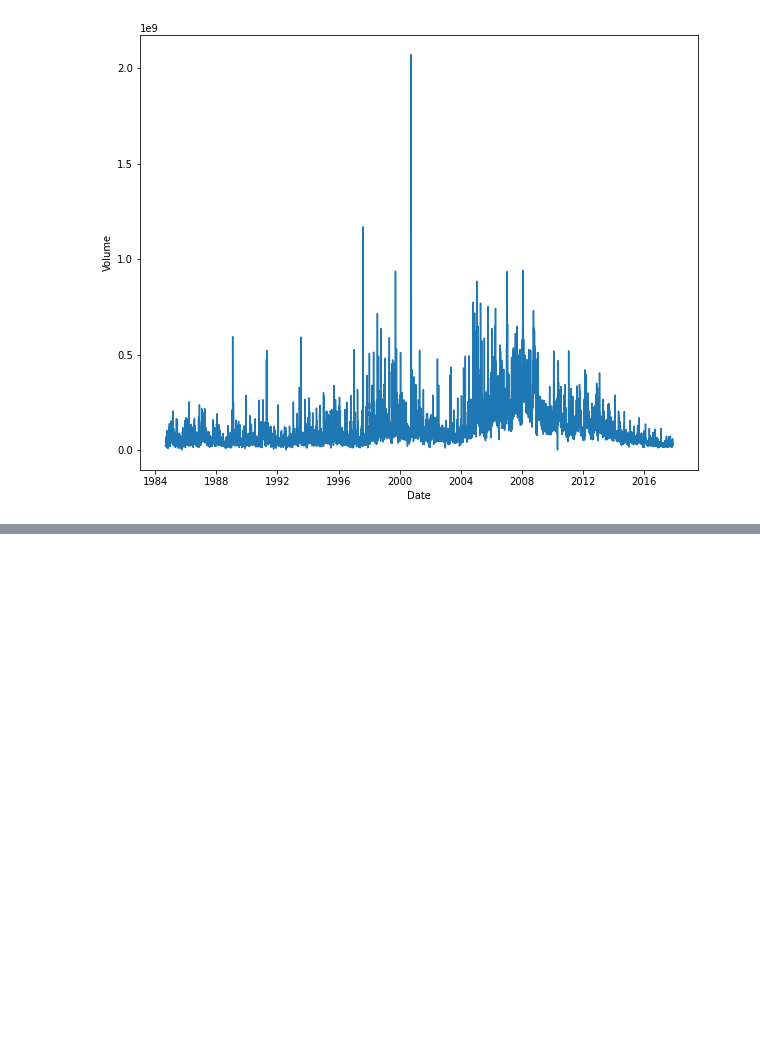
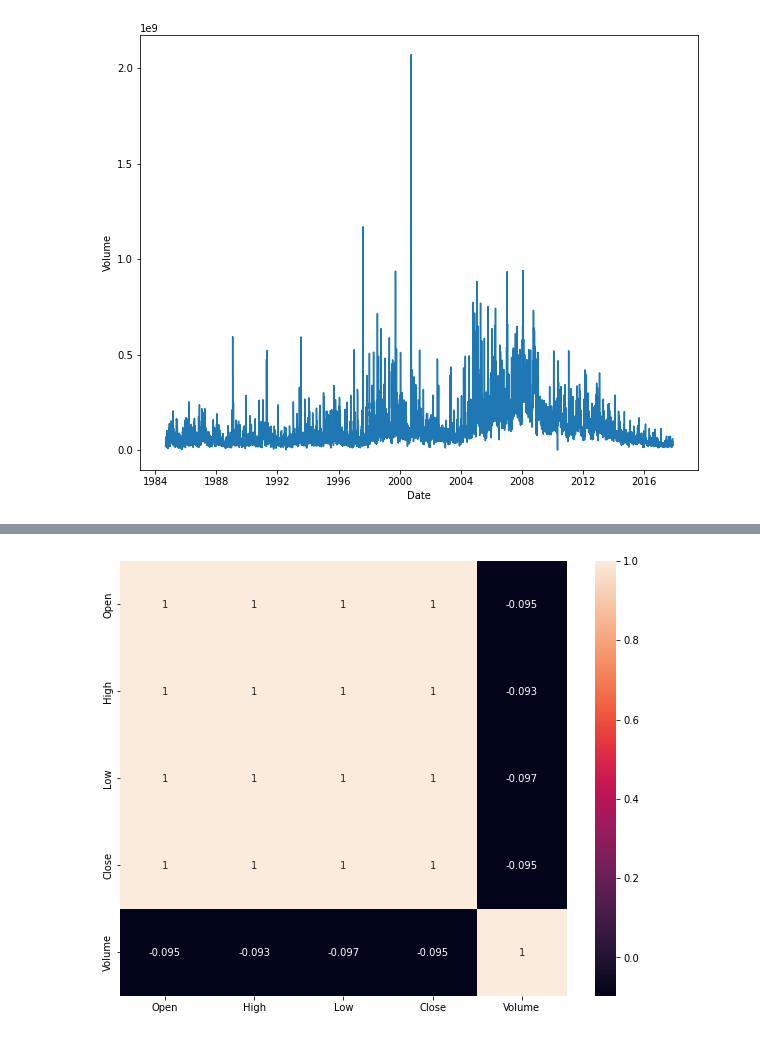
Before and after one commit to Artem123456789/apple_stock_prices_prediction, a Jupyter notebook: main.ipynb, the cells around one changed output, grey strips where cells are left out. Drawn from its saved outputs; the diff is of its cells as text; code cells hidden in the pictures; blank space fills up the shorter version.

```diff
--- a/main.ipynb
+++ b/main.ipynb
@@ -70,0 +89,6 @@ for col in df.columns[1:]:
+# %%
+corr = df.corr()
+f, ax = plt.subplots(figsize=(10,8))
+heatmap = sns.heatmap(corr, annot=True)
+# %% [output]
+[figure, added]
```
Also changed, not shown: parts of 3 cells of this notebook.
